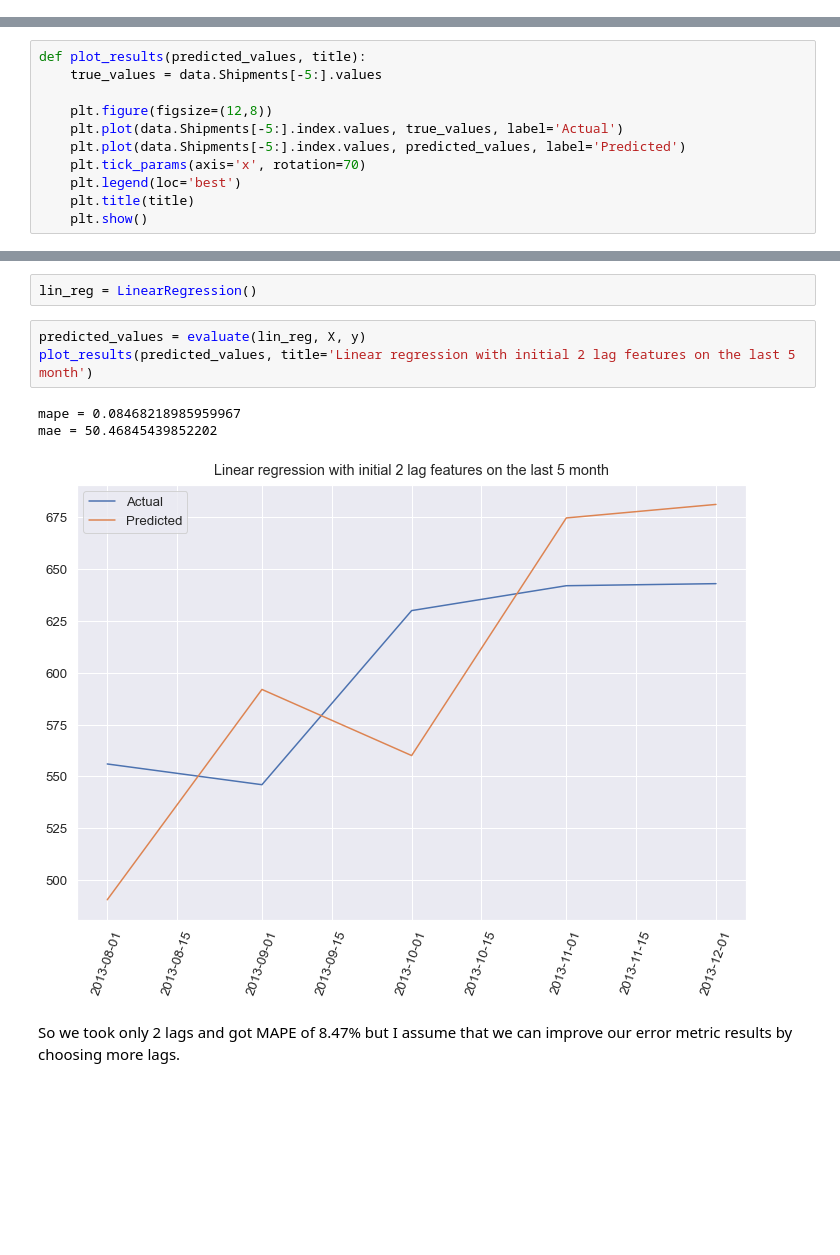
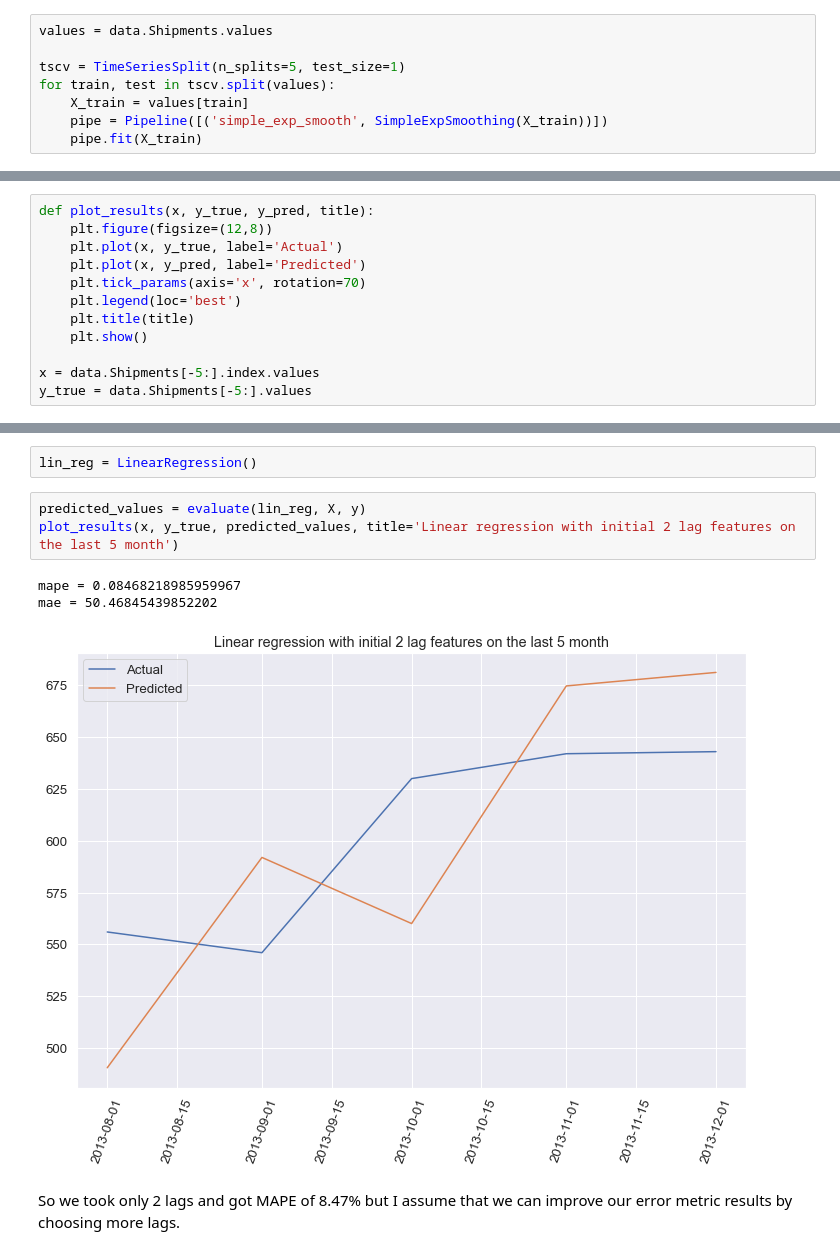
Before and after one commit to Dosann/Time-series-forecast, a Jupyter notebook: shipment_forecast.ipynb, the cells around one changed output, grey strips where cells are left out. Drawn from its saved outputs; the diff is of its cells as text; blank space fills up the shorter version.

Commit message:
Modified plot function, exp smoothing comments

```diff
--- a/shipment_forecast.ipynb
+++ b/shipment_forecast.ipynb
@@ -299,0 +302,8 @@ def exp_smooth_score(x):
+# %%
+values = data.Shipments.values
+
+tscv = TimeSeriesSplit(n_splits=5, test_size=1)
+for train, test in tscv.split(values):
+    X_train = values[train]
+    pipe = Pipeline([('simple_exp_smooth', SimpleExpSmoothing(X_train))])
+    pipe.fit(X_train)
@@ -302,16 +314,17 @@ def evaluate_mape(x):
     mape_errors = exp_smooth_score(x)['mape']
     return np.mean(np.array(mape_errors))
 # %%
-def plot_results(predicted_values, title):
-    true_values = data.Shipments[-5:].values
-
+def plot_results(x, y_true, y_pred, title):
     plt.figure(figsize=(12,8))
-    plt.plot(data.Shipments[-5:].index.values, true_values, label='Actual')
-    plt.plot(data.Shipments[-5:].index.values, predicted_values, label='Predicted')
+    plt.plot(x, y_true, label='Actual')
+    plt.plot(x, y_pred, label='Predicted')
     plt.tick_params(axis='x', rotation=70)
     plt.legend(loc='best')
     plt.title(title)
     plt.show()
+
+x = data.Shipments[-5:].index.values
+y_true = data.Shipments[-5:].values
 # %% [markdown]
 #### Experimenting with parameters
 # %% [markdown]
@@ -585,11 +614,11 @@ def evaluate(model, X, y):
 lin_reg = LinearRegression()
 # %%
 predicted_values = evaluate(lin_reg, X, y)
-plot_results(predicted_values, title='Linear regression with initial 2 lag features on the last 5 month')
+plot_results(x, y_true, predicted_values, title='Linear regression with initial 2 lag features on the last 5 month')
 # %% [output]
 mape = 0.08468218985959967
 mae = 50.46845439852202
-[figure, old version]
+[figure, new version]
 # %% [markdown]
 So we took only 2 lags and got MAPE of 8.47% but I assume that we can improve our error metric results by choosing more lags.
 # %% [markdown]
```
Also changed, not shown: parts of 20 cells of this notebook.
